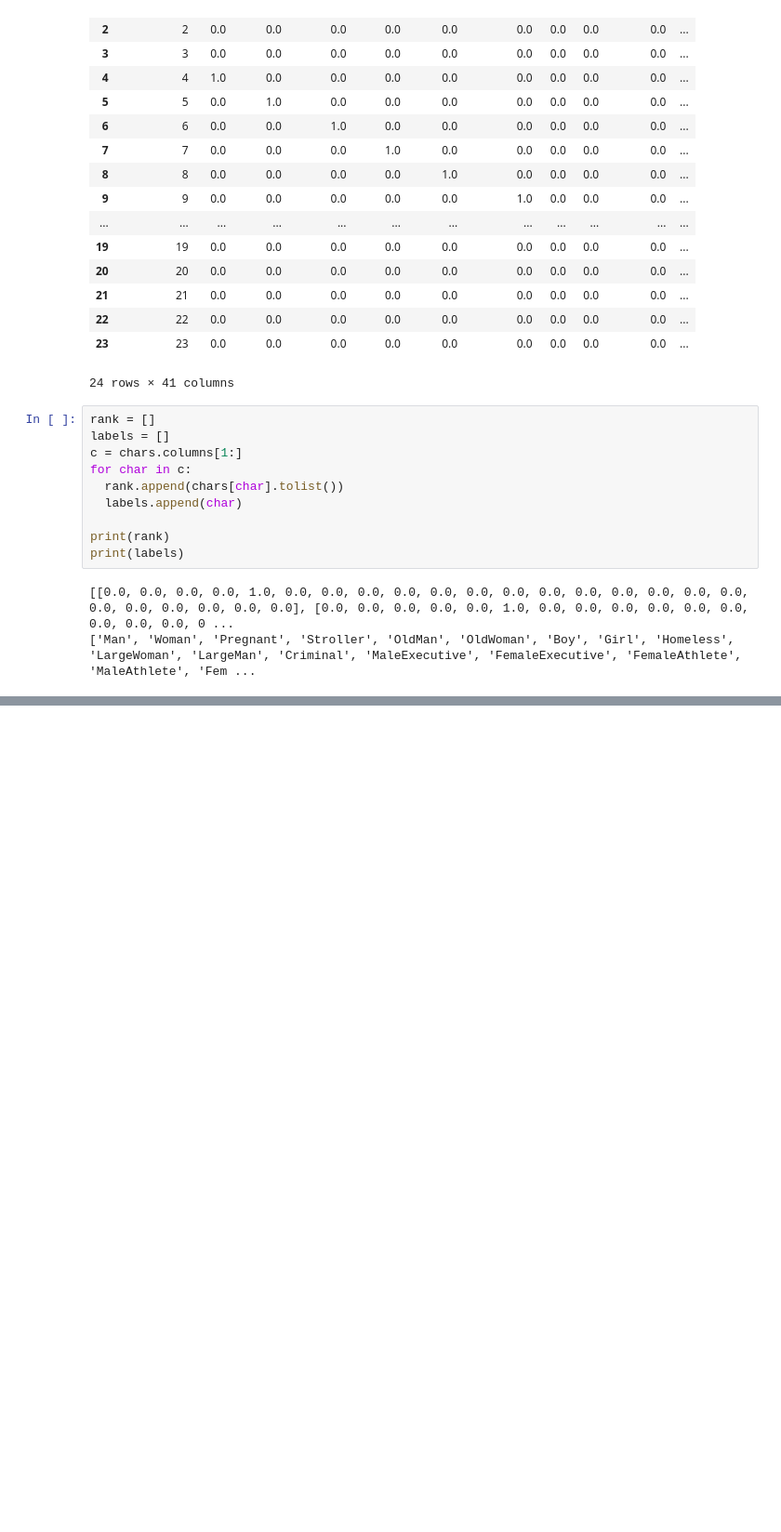
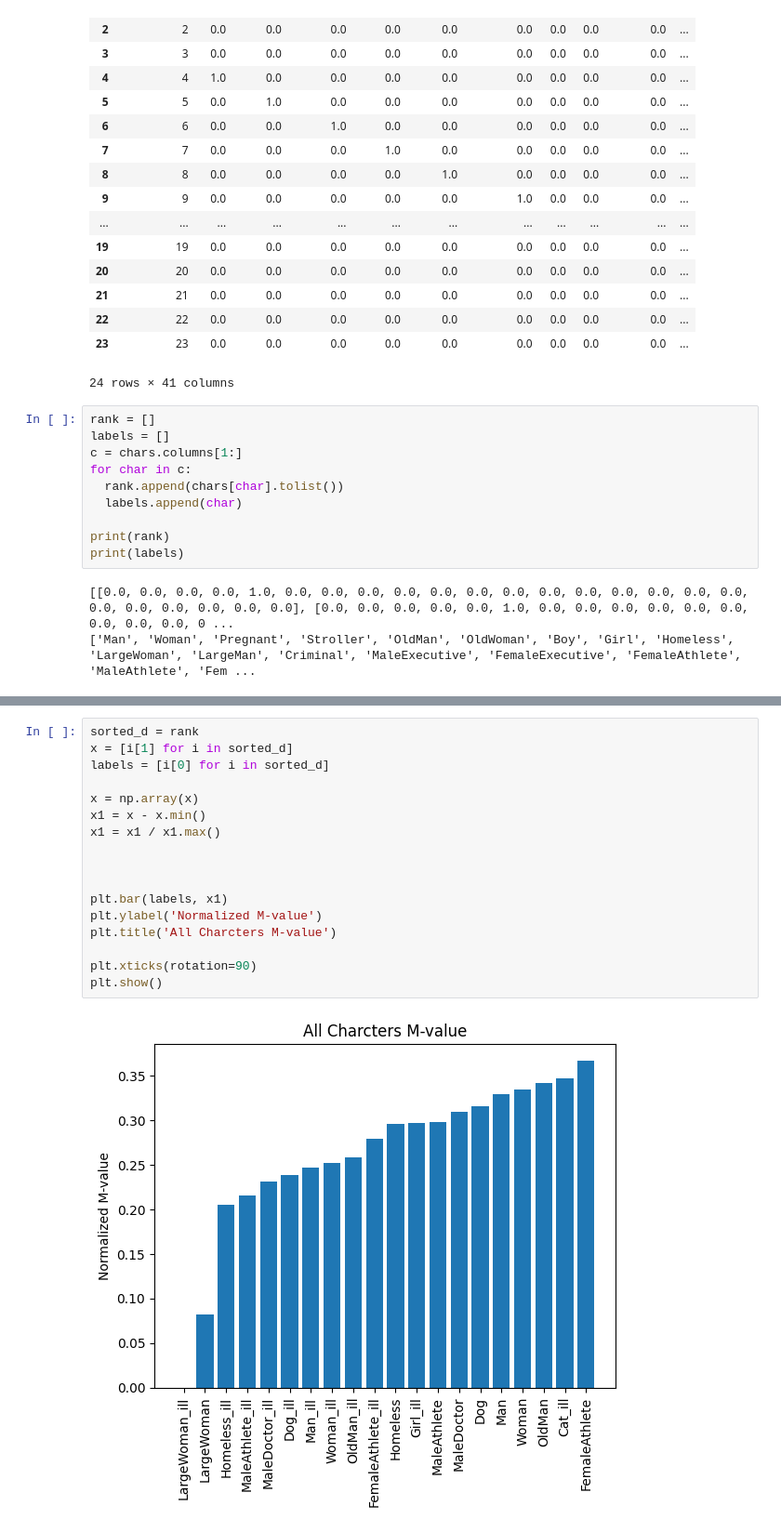
Before and after one commit to ezrarp/moral_machine, a Jupyter notebook: ColabNetwork.ipynb, the cells around one changed output, grey strips where cells are left out. Shown at 93% size. Cells and saved outputs as stored; diff of their text form; blank space fills up the shorter version.

```diff
--- a/ColabNetwork.ipynb
+++ b/ColabNetwork.ipynb
@@ -152,0 +188,19 @@ print(ranks)
+# %%
+sorted_d = rank
+x = [i[1] for i in sorted_d]
+labels = [i[0] for i in sorted_d]
+
+x = np.array(x)
+x1 = x - x.min()
+x1 = x1 / x1.max()
+
+
+
+plt.bar(labels, x1)
+plt.ylabel('Normalized M-value')
+plt.title('All Charcters M-value')
+
+plt.xticks(rotation=90)
+plt.show()
+# %% [output]
+[figure, added]
```
Also changed, not shown: parts of 10 cells of this notebook.
